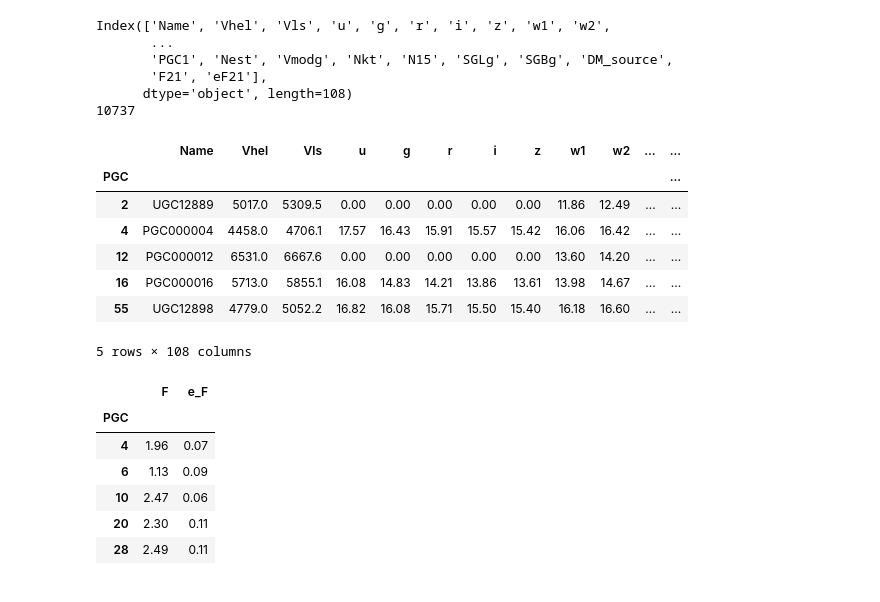
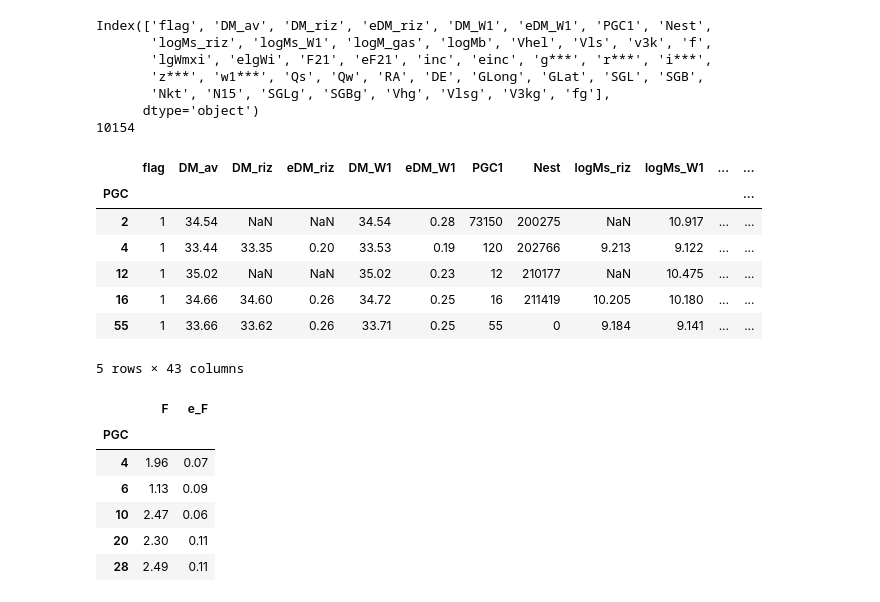
Before and after one commit to ekourkchi/test_TFRcatal, a Jupyter notebook: BTFR_ZP_riz.ipynb, the cells around one changed output. Saved outputs shown, nothing was run; the diff lists cells and outputs as text; code cells hidden in the pictures.

```diff
--- a/BTFR_ZP_riz.ipynb
+++ b/BTFR_ZP_riz.ipynb
@@ -64,39 +64,34 @@ def set_axes(ax, xlim=None, ylim=None, fontsize=16, twinx=True, twiny=True, mino
 
         return x_ax, y_ax
 # %%
-df = pd.read_csv("edd_cf4_refined.csv", sep='|')
-
+# df = pd.read_csv("edd_cf4_refined.csv", sep='|')
+df = pd.read_csv("btfr_brent_updated.csv", sep='|')
 
 for col in df.columns:
     newcol = col.strip()
     df.rename(columns={col:newcol}, inplace=True)
 
-#m21[i] = -2.5*np.log10(F_av_ESN[i])+17.40
-#m21_e[i] = (2.5/np.log(10))*(eF_av_ESN[i]/F_av_ESN[i])
-F21 = 10**(-0.4*(df.m21-17.40))   # HI 21cm Flux [Jy.km/s]
-eF21 = (df.em21/(2.5/np.log(10)))*F21
-df['F21'] = F21
-df['eF21'] = eF21
-
+df = df.rename(columns={"e_F21":"eF21"})
 
 df = df.set_index("PGC")
 print(df.columns)
 print(len(df))
 
 df.head()
 # %% [output]
-Index(['Name', 'Vhel', 'Vls', 'u', 'g', 'r', 'i', 'z', 'w1', 'w2',
-       ...
-       'PGC1', 'Nest', 'Vmodg', 'Nkt', 'N15', 'SGLg', 'SGBg', 'DM_source',
-       'F21', 'eF21'],
-      dtype='object', length=108)
-10737
+Index(['flag', 'DM_av', 'DM_riz', 'eDM_riz', 'DM_W1', 'eDM_W1', 'PGC1', 'Nest',
+       'logMs_riz', 'logMs_W1', 'logM_gas', 'logMb', 'Vhel', 'Vls', 'v3k', 'f',
+       'lgWmxi', 'elgWi', 'F21', 'eF21', 'inc', 'einc', 'g***', 'r***', 'i***',
+       'z***', 'w1***', 'Qs', 'Qw', 'RA', 'DE', 'GLong', 'GLat', 'SGL', 'SGB',
+       'Nkt', 'N15', 'SGLg', 'SGBg', 'Vhg', 'Vlsg', 'V3kg', 'fg'],
+      dtype='object')
+10154
-|  | Name | Vhel | Vls | u | g | r | i | z | w1 | w2 | ... | ... |
+|  | flag | DM_av | DM_riz | eDM_riz | DM_W1 | eDM_W1 | PGC1 | Nest | logMs_riz | logMs_W1 | ... | ... |
 | PGC |  |  |  |  |  |  |  |  |  |  |  | ... |
-| 2 | UGC12889 | 5017.0 | 5309.5 | 0.00 | 0.00 | 0.00 | 0.00 | 0.00 | 11.86 | 12.49 | ... | ... |
-| 4 | PGC000004 | 4458.0 | 4706.1 | 17.57 | 16.43 | 15.91 | 15.57 | 15.42 | 16.06 | 16.42 | ... | ... |
-| 12 | PGC000012 | 6531.0 | 6667.6 | 0.00 | 0.00 | 0.00 | 0.00 | 0.00 | 13.60 | 14.20 | ... | ... |
-| 16 | PGC000016 | 5713.0 | 5855.1 | 16.08 | 14.83 | 14.21 | 13.86 | 13.61 | 13.98 | 14.67 | ... | ... |
-| 55 | UGC12898 | 4779.0 | 5052.2 | 16.82 | 16.08 | 15.71 | 15.50 | 15.40 | 16.18 | 16.60 | ... | ... |
+| 2 | 1 | 34.54 | NaN | NaN | 34.54 | 0.28 | 73150 | 200275 | NaN | 10.917 | ... | ... |
+| 4 | 1 | 33.44 | 33.35 | 0.20 | 33.53 | 0.19 | 120 | 202766 | 9.213 | 9.122 | ... | ... |
+| 12 | 1 | 35.02 | NaN | NaN | 35.02 | 0.23 | 12 | 210177 | NaN | 10.475 | ... | ... |
+| 16 | 1 | 34.66 | 34.60 | 0.26 | 34.72 | 0.25 | 16 | 211419 | 10.205 | 10.180 | ... | ... |
+| 55 | 1 | 33.66 | 33.62 | 0.26 | 33.71 | 0.25 | 55 | 0 | 9.184 | 9.141 | ... | ... |
-5 rows × 108 columns
+5 rows × 43 columns
 # %%
```
Also changed, not shown: parts of 15 cells of this notebook, 1 other file.
